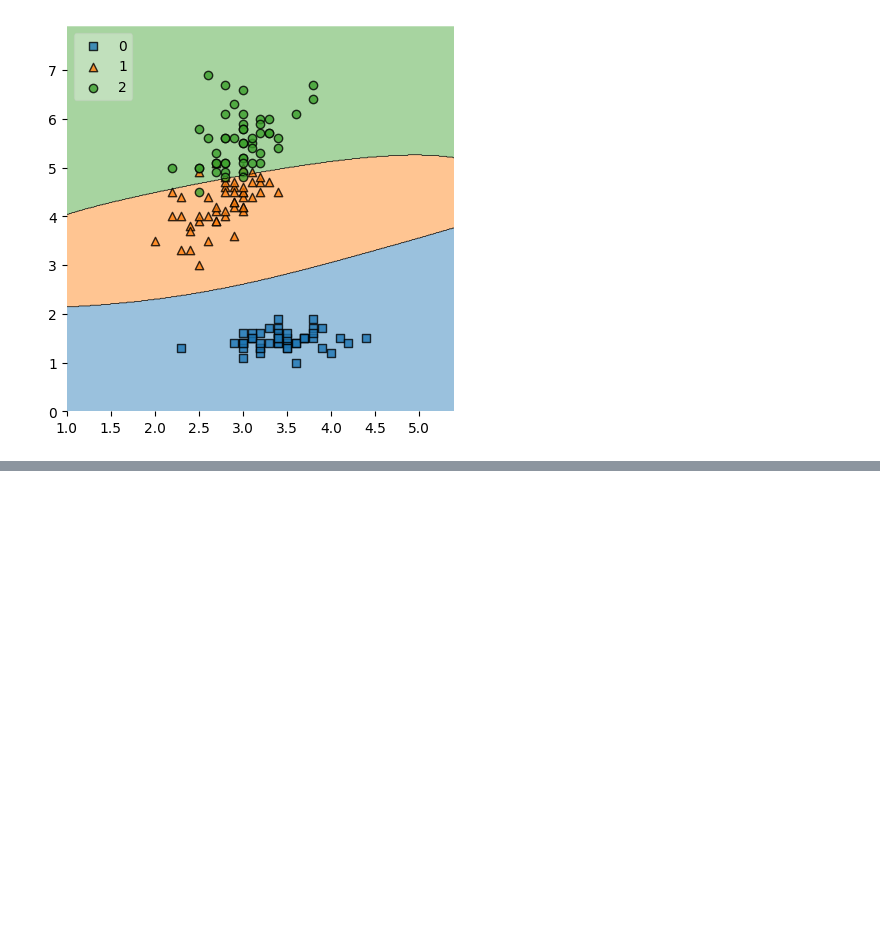
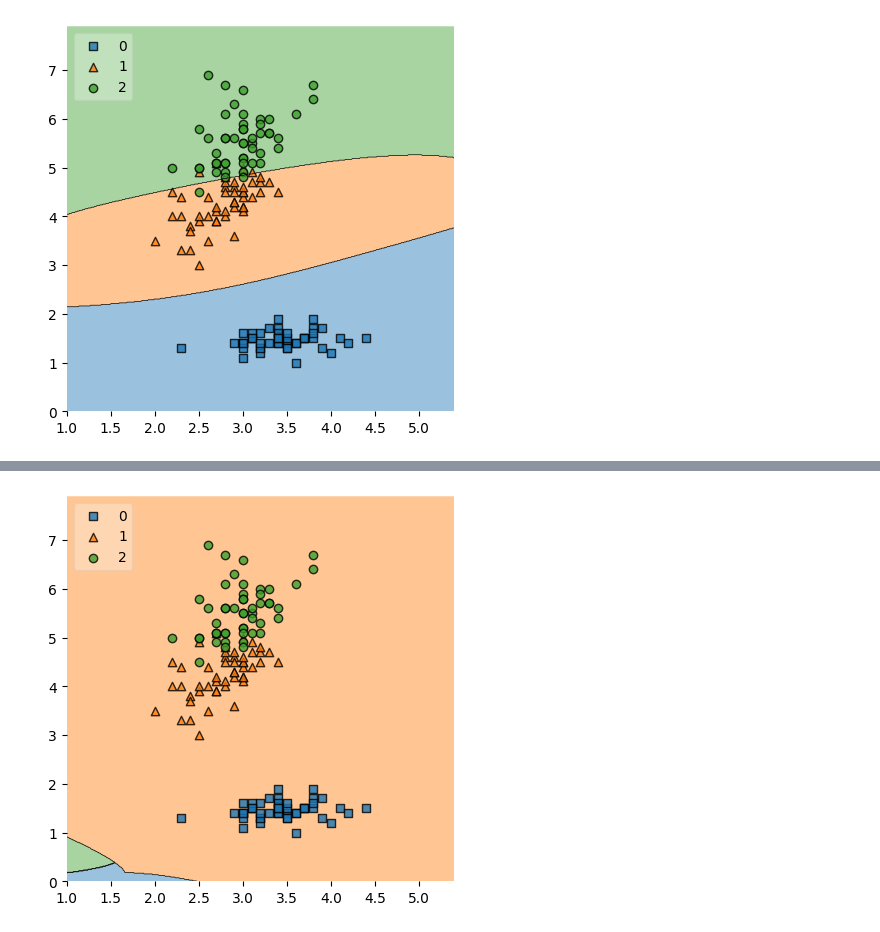
Before and after one commit to Alsanad-Opium/deep-learning-pytorch, a Jupyter notebook: MLandDL/ML/Machine Learning/Algorithms/SVM/svm.ipynb, the cells around one changed output, grey strips where cells are left out. Saved outputs shown, nothing was run; the diff lists cells and outputs as text; code cells hidden in the pictures; blank space fills up the shorter version.

```diff
--- a/MLandDL/ML/Machine Learning/Algorithms/SVM/svm.ipynb
+++ b/MLandDL/ML/Machine Learning/Algorithms/SVM/svm.ipynb
@@ -30,3 +48,12 @@ plot_decision_regions(x[:,[1,2]],y,clf = svc,legend = 2)
 plt.show()
 # %% [output]
 [figure]
+# %%
+import matplotlib.pyplot as plt
+
+x_train_plot = x_train[:,[1,2]]
+svc = SVC(kernel='rbf')
+svc.fit(x_train_plot,y_train)
+plt.figure(figsize=(5,5))
+plot_decision_regions(x[:,[1,2]],y,clf = svc,legend = 2)
+plt.show()
@@ -32,0 +62,11 @@ plt.show()
+# %%
+import matplotlib.pyplot as plt
+
+x_train_plot = x_train[:,[1,2]]
+svc = SVC(kernel='sigmoid')
+svc.fit(x_train_plot,y_train)
+plt.figure(figsize=(5,5))
+plot_decision_regions(x[:,[1,2]],y,clf = svc,legend = 2)
+plt.show()
+# %% [output]
+[figure, added]
```
Also changed, not shown: parts of 5 cells of this notebook.
